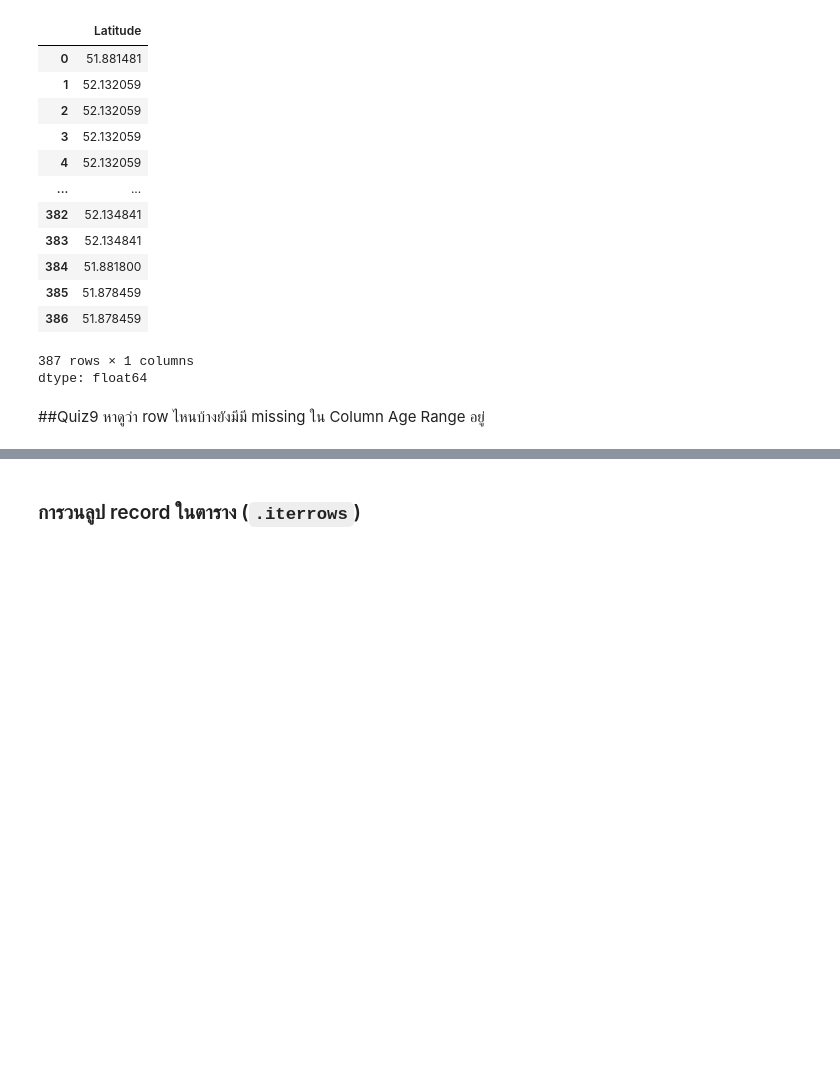
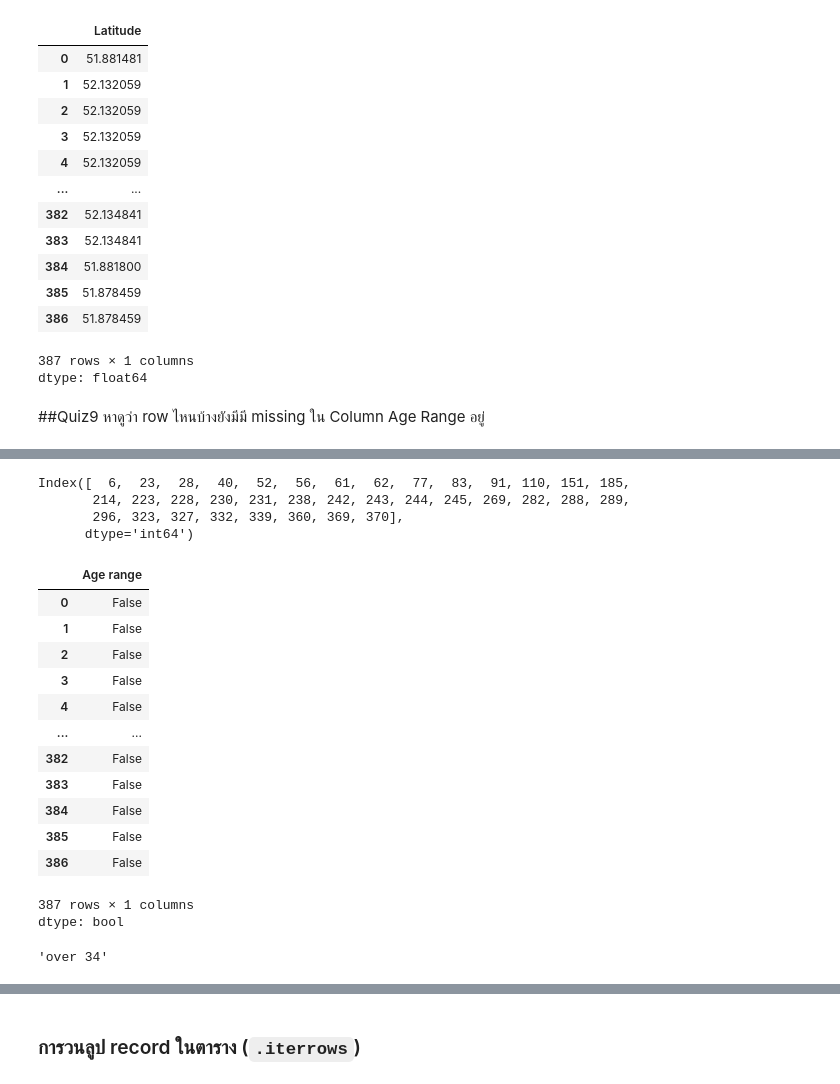
Before and after one commit to aoonging/dataviz2025, a Jupyter notebook: Pandas_101_2025.ipynb, the cells around one changed output, grey strips where cells are left out. Cells and saved outputs as stored; diff of their text form; code cells hidden in the pictures; blank space fills up the shorter version.

```diff
--- a/Pandas_101_2025.ipynb
+++ b/Pandas_101_2025.ipynb
@@ -824,0 +846,29 @@ stopandsearch_df.fillna({'Latitude':stopandsearch_df['Latitude'].mean(), #ถ้
+# %%
+#หาดูว่า row ไหนบ้างยังมีมี missing ใน Column Age Range อยู่
+stopandsearch_df.index[stopandsearch_df['Age range'].isnull()]
+# %% [output]
+Index([  6,  23,  28,  40,  52,  56,  61,  62,  77,  83,  91, 110, 151, 185,
+       214, 223, 228, 230, 231, 238, 242, 243, 244, 245, 269, 282, 288, 289,
+       296, 323, 327, 332, 339, 360, 369, 370],
+      dtype='int64')
+# %%
+stopandsearch_df['Age range'].isnull()
+# %% [output]
+|  | Age range |
+| 0 | False |
+| 1 | False |
+| 2 | False |
+| 3 | False |
+| 4 | False |
+| ... | ... |
+| 382 | False |
+| 383 | False |
+| 384 | False |
+| 385 | False |
+| 386 | False |
+387 rows × 1 columns
+dtype: bool
+# %%
+stopandsearch_df['Age range'].mode().iloc[0]
+# %% [output]
+'over 34'
```
Also changed, not shown: parts of 21 cells of this notebook.
